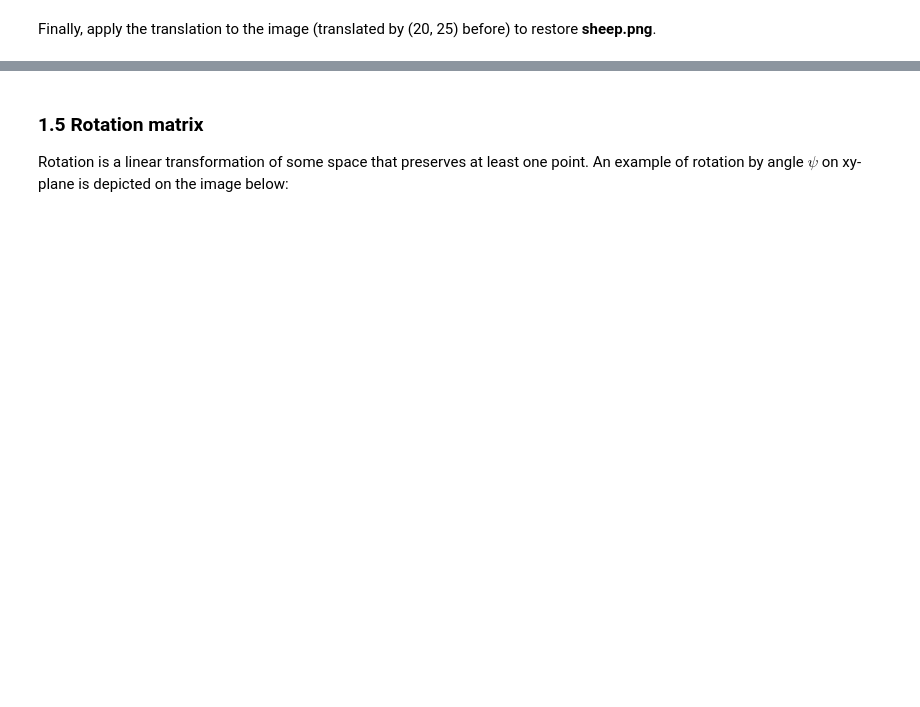
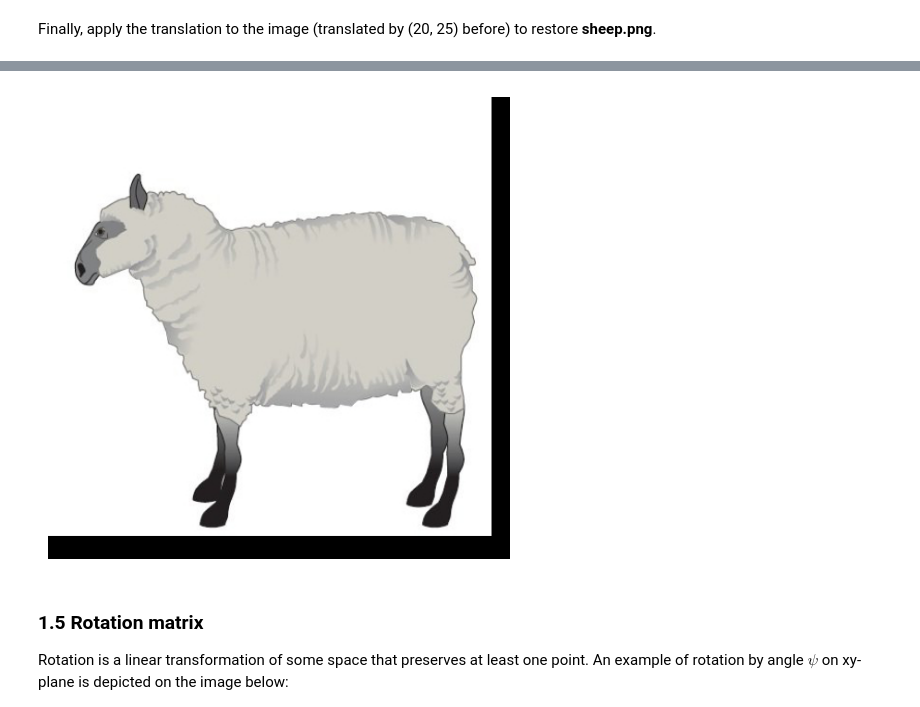
Before and after one commit to Oleksii-Lasiichuk/la_lab_1_transformation_matrices, a Jupyter notebook: LA_Lab_1_template_2026.ipynb, the cells around one changed output, grey strips where cells are left out. Cells and saved outputs as stored; diff of their text form; code cells hidden in the pictures; blank space fills up the shorter version.

```diff
--- a/LA_Lab_1_template_2026.ipynb
+++ b/LA_Lab_1_template_2026.ipynb
@@ -346,8 +383,13 @@ cv2_imshow(translated_img)
 # %%
 ##### YOUR CODE STARTS #####
-restored_img = ...
+M4_inv = get_translation_matrix(-20, -25)
+M4_affine = M4_inv[:2, :]
+restored_img = cv.warpAffine(translated_img, M4_affine, (500, 500),
+                              flags=cv.INTER_LINEAR, borderMode=cv.BORDER_CONSTANT)
 ##### YOUR CODE ENDS #####
 cv2_imshow(restored_img)
+# %% [output]
+[figure, added]
 # %% [markdown]
 ### 1.5 Rotation matrix
 
```
Also changed, not shown: parts of 20 cells of this notebook.
